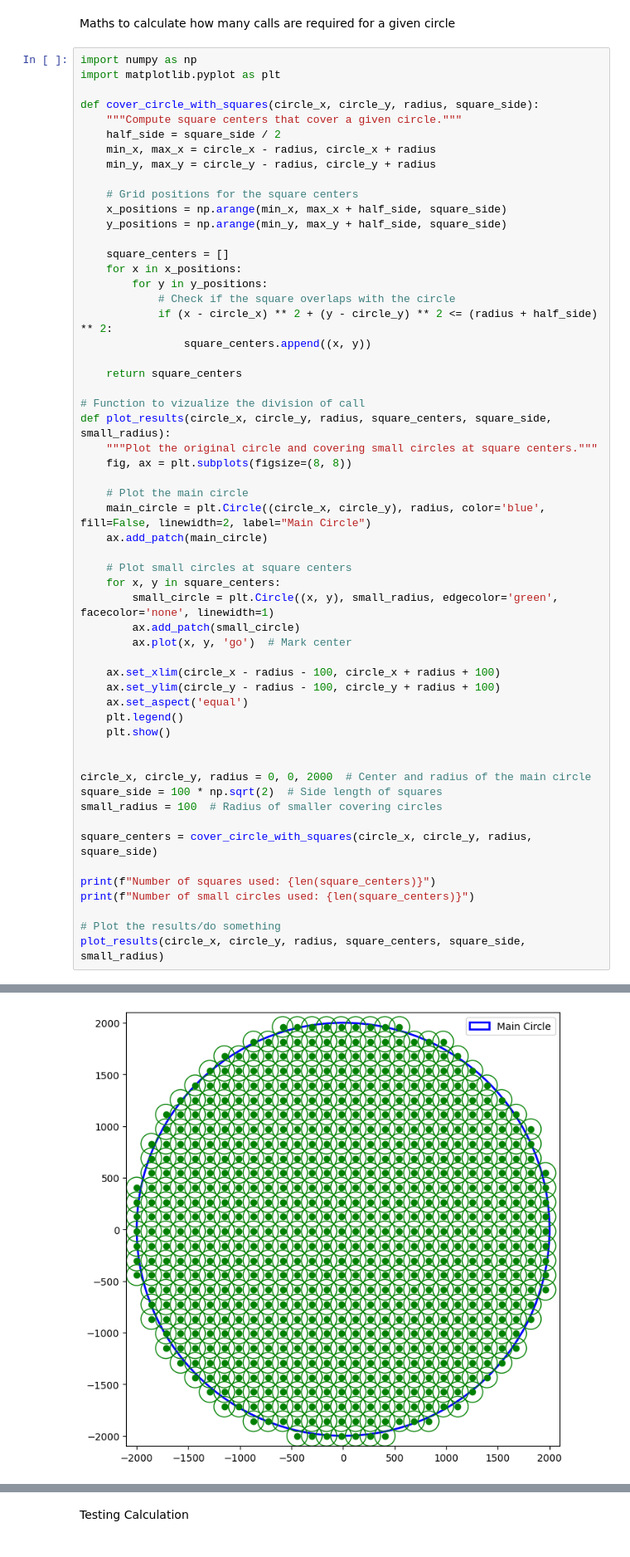
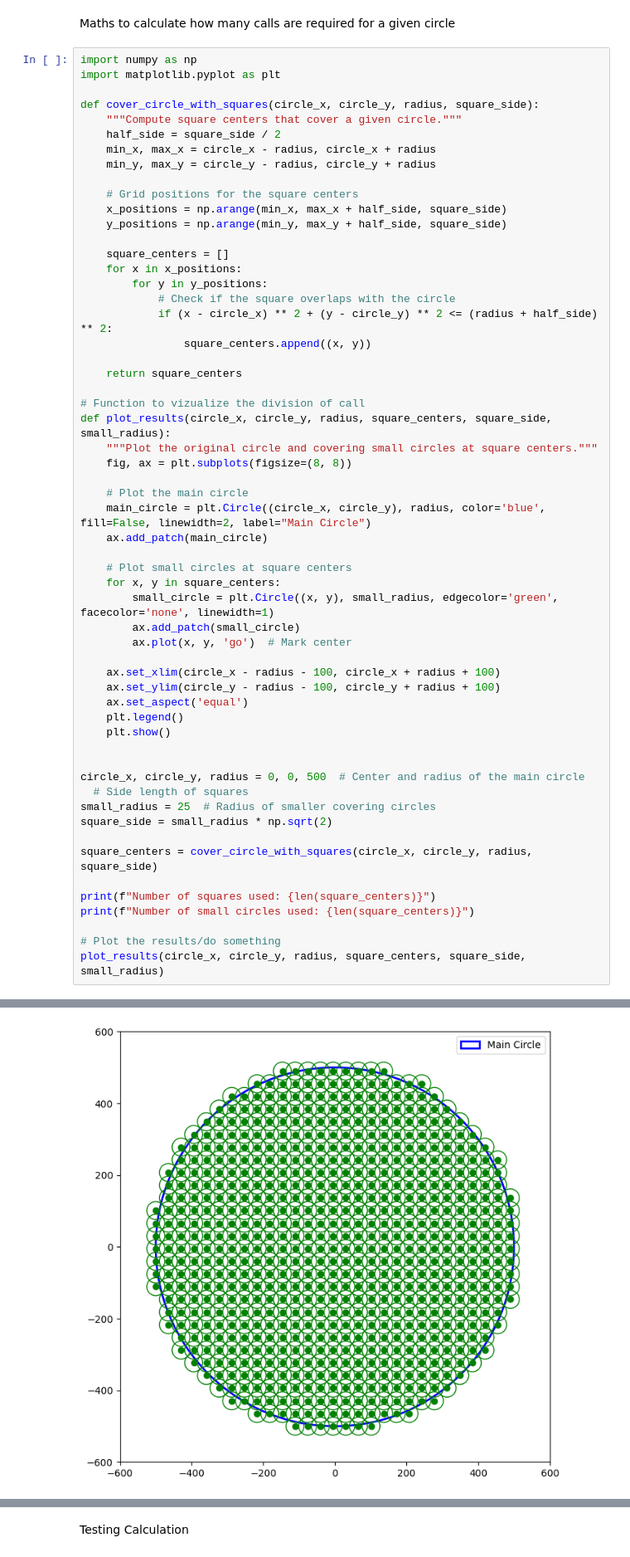
Before and after one commit to Sebastian-Zgheyb/restaurantmap, a Jupyter notebook: src/api/request_testing.ipynb, the cells around one changed output, grey strips where cells are left out. Shown: that part at 83% size. Drawn from its saved outputs; the diff is of its cells as text.

```diff
--- a/src/api/request_testing.ipynb
+++ b/src/api/request_testing.ipynb
@@ -118,34 +118,35 @@ def plot_results(circle_x, circle_y, radius, square_centers, square_side, small_
     fig, ax = plt.subplots(figsize=(8, 8))
 
     # Plot the main circle
     main_circle = plt.Circle((circle_x, circle_y), radius, color='blue', fill=False, linewidth=2, label="Main Circle")
     ax.add_patch(main_circle)
 
     # Plot small circles at square centers
     for x, y in square_centers:
         small_circle = plt.Circle((x, y), small_radius, edgecolor='green', facecolor='none', linewidth=1)
         ax.add_patch(small_circle)
         ax.plot(x, y, 'go')  # Mark center
 
     ax.set_xlim(circle_x - radius - 100, circle_x + radius + 100)
     ax.set_ylim(circle_y - radius - 100, circle_y + radius + 100)
     ax.set_aspect('equal')
     plt.legend()
     plt.show()
 
 
-circle_x, circle_y, radius = 0, 0, 2000  # Center and radius of the main circle
-square_side = 100 * np.sqrt(2)  # Side length of squares
-small_radius = 100  # Radius of smaller covering circles
+circle_x, circle_y, radius = 0, 0, 500  # Center and radius of the main circle
+  # Side length of squares
+small_radius = 25  # Radius of smaller covering circles
+square_side = small_radius * np.sqrt(2)
 
 square_centers = cover_circle_with_squares(circle_x, circle_y, radius, square_side)
 
 print(f"Number of squares used: {len(square_centers)}")
 print(f"Number of small circles used: {len(square_centers)}")
 
 # Plot the results/do something
 plot_results(circle_x, circle_y, radius, square_centers, square_side, small_radius)
 # %% [output]
 Number of squares used: 671
 Number of small circles used: 671
-[figure, old version]
+[figure, new version]
```
Also changed, not shown: parts of 2 cells of this notebook, 5 other files.
